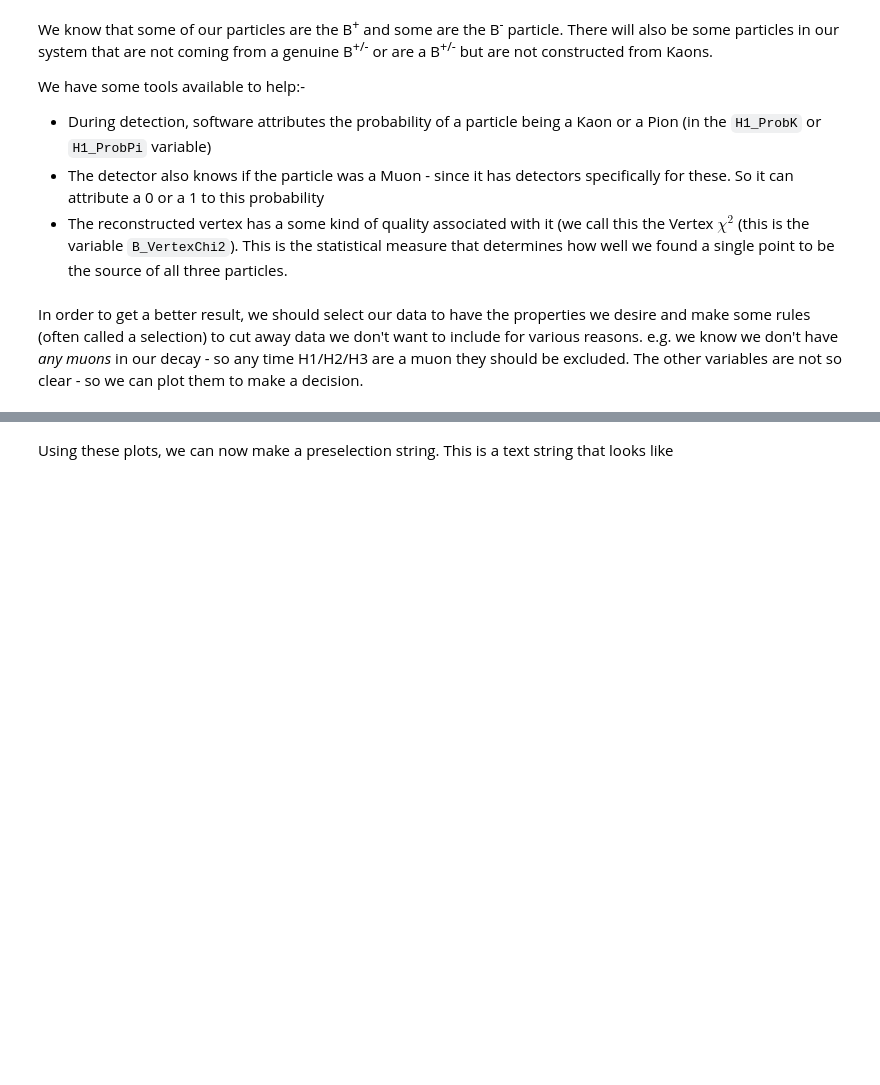
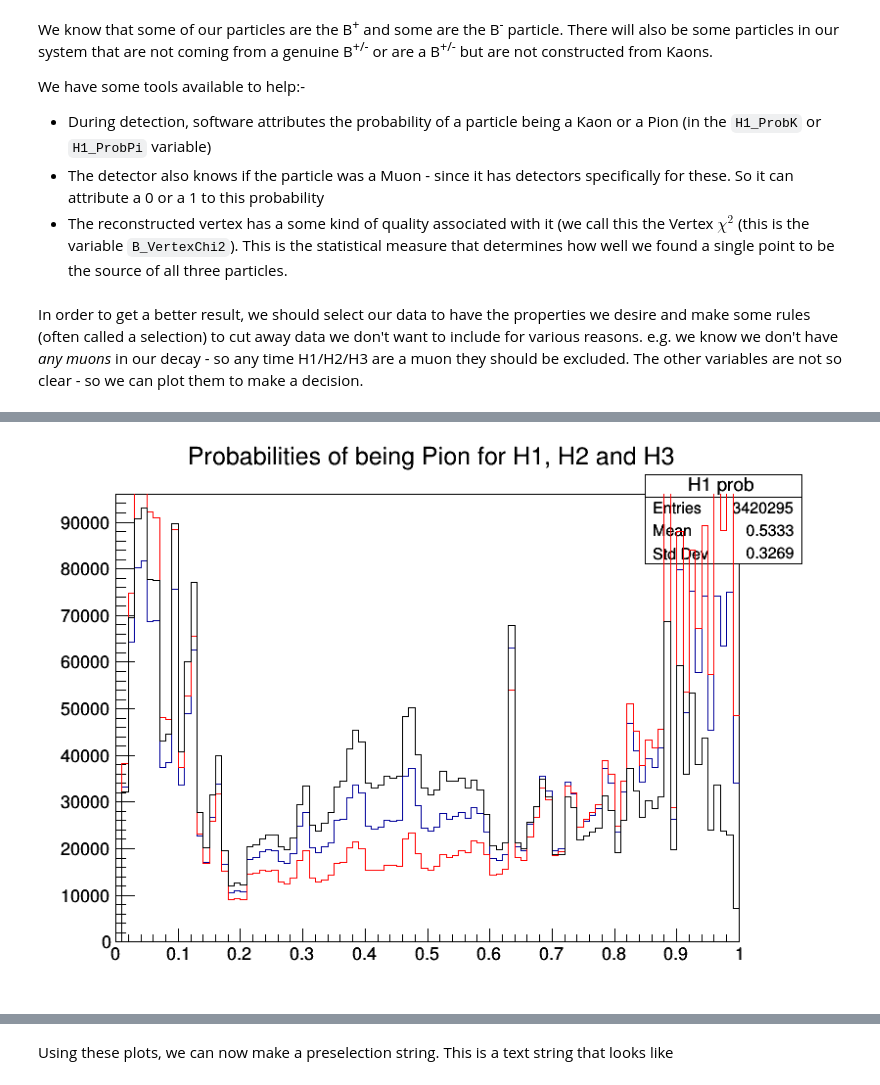
Before and after one commit to xspronken/bigdataW1, a Jupyter notebook: LHCb_.ipynb, the cells around one changed output, grey strips where cells are left out. Drawn from its saved outputs; the diff is of its cells as text; code cells hidden in the pictures; blank space fills up the shorter version.

```diff
--- a/LHCb_.ipynb
+++ b/LHCb_.ipynb
@@ -304,0 +315,22 @@ c.Draw()
+# %%
+#Make plots of H1/H2/H3 _ProbPi on one plot
+
+
+c = ROOT.TCanvas("probCanvas","Pi probabilities",800,600)
+
+tree.Draw("H1_ProbPi>>H1 prob(100,0,1)")
+tree.Draw("H2_ProbPi>>H2 prob(100,0,1)")
+tree.Draw("H3_ProbPi>>H3 prob(100,0,1)")
+histogram1 = ROOT.gDirectory.Get("H1 prob")
+histogram2 = ROOT.gDirectory.Get("H2 prob")
+histogram3 = ROOT.gDirectory.Get("H3 prob")
+
+histogram1.SetTitle(" Probabilities of being Pion for H1, H2 and H3")
+histogram1.Draw()
+histogram2.SetLineColor(2)
+histogram2.Draw('same')
+histogram3.SetLineColor(1)
+histogram3.Draw('same')
+
+c.Draw()
+# %% [output]
@@ -304,0 +338 @@ c.Draw()
+[figure, added]
```
Also changed, not shown: parts of 4 cells of this notebook.
